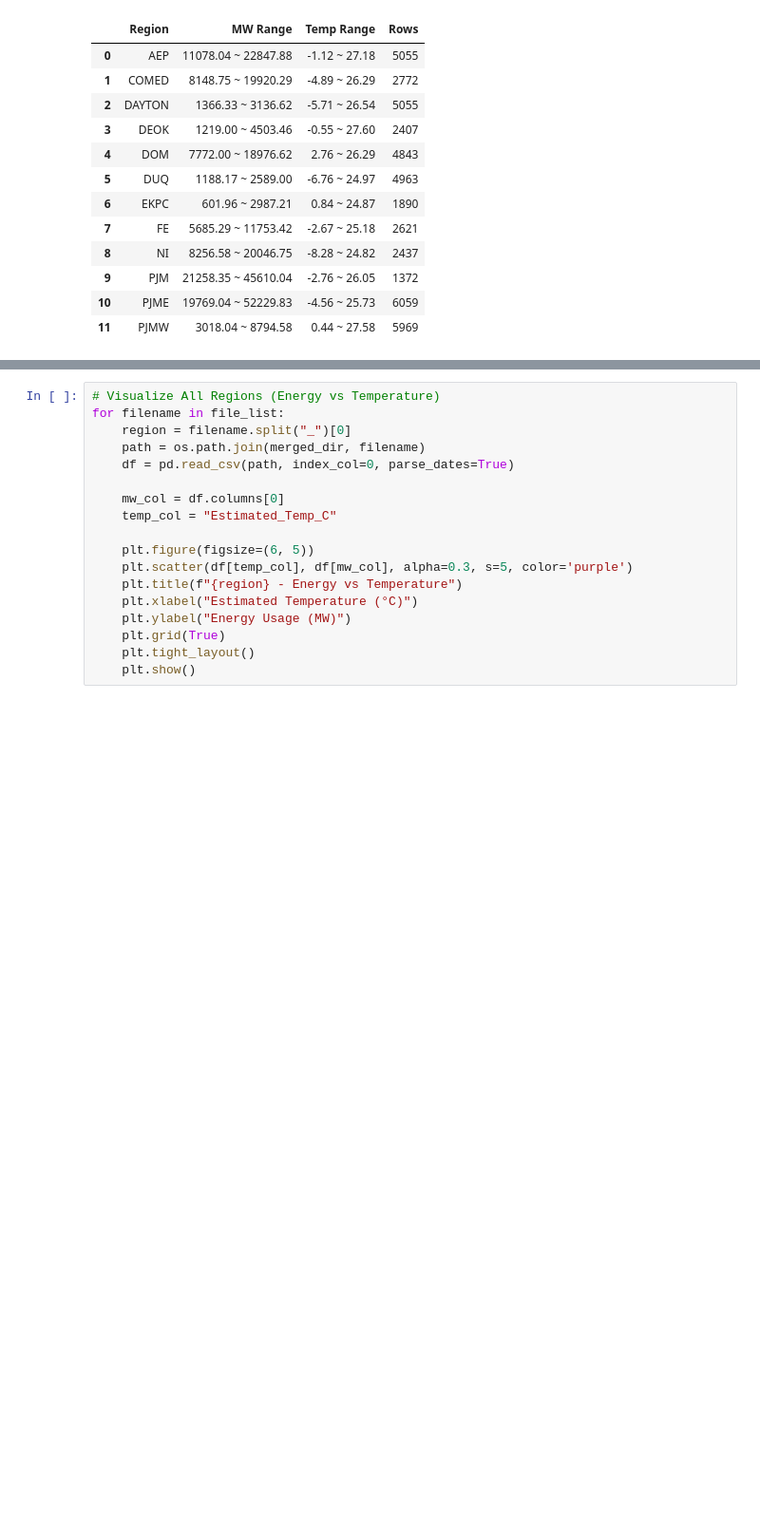
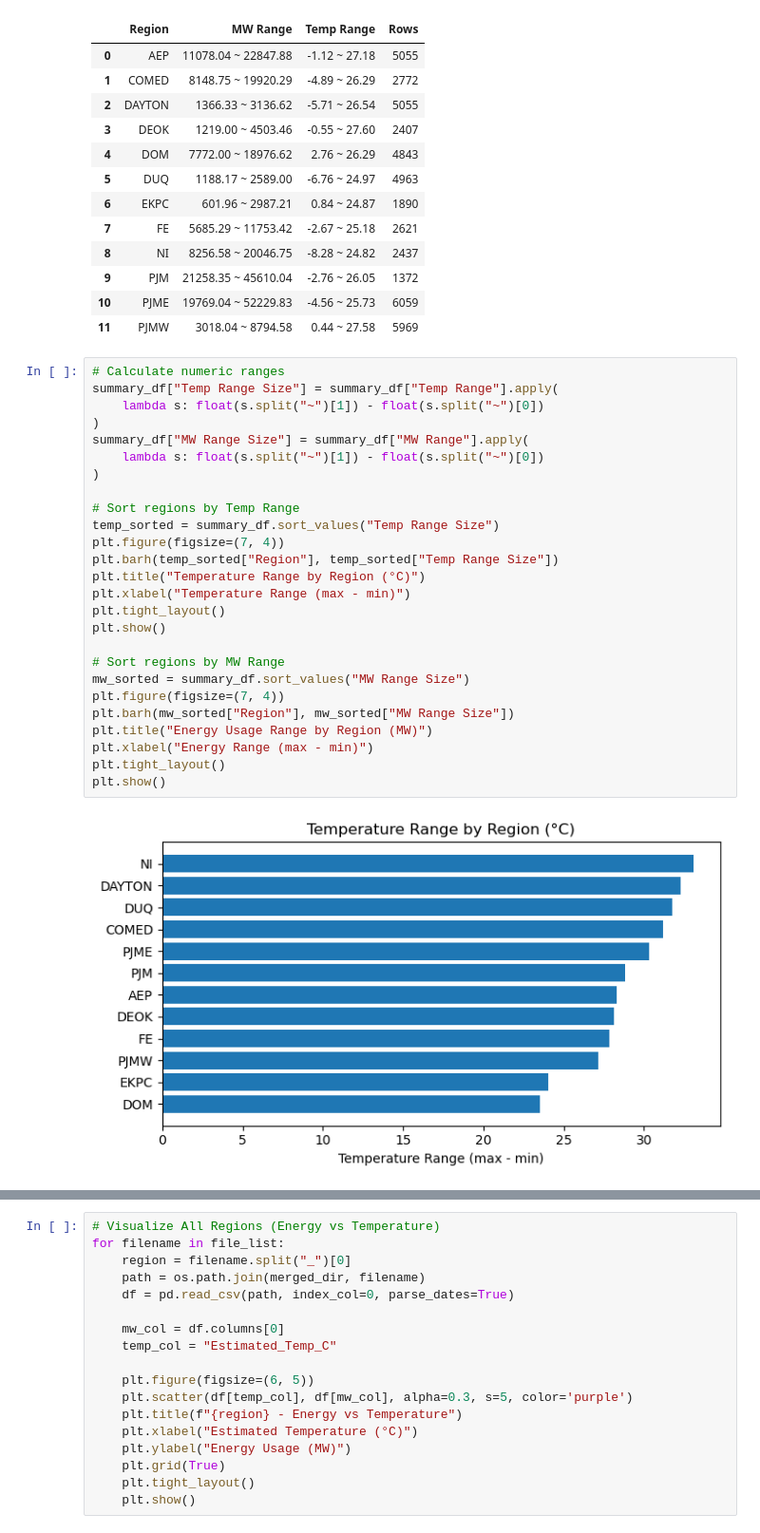
Before and after one commit to jkwon100/WeatherTempEnergy, a Jupyter notebook: mergedDataAnalysis.ipynb, the cells around one changed output, grey strips where cells are left out. Shown at 95% size. Drawn from its saved outputs; the diff is of its cells as text; blank space fills up the shorter version.

```diff
--- a/mergedDataAnalysis.ipynb
+++ b/mergedDataAnalysis.ipynb
@@ -55,3 +55,31 @@ summary_df
 | 9 | PJM | 21258.35 ~ 45610.04 | -2.76 ~ 26.05 | 1372 |
 | 10 | PJME | 19769.04 ~ 52229.83 | -4.56 ~ 25.73 | 6059 |
 | 11 | PJMW | 3018.04 ~ 8794.58 | 0.44 ~ 27.58 | 5969 |
+# %%
+# Calculate numeric ranges
+summary_df["Temp Range Size"] = summary_df["Temp Range"].apply(
+    lambda s: float(s.split("~")[1]) - float(s.split("~")[0])
+)
+summary_df["MW Range Size"] = summary_df["MW Range"].apply(
+    lambda s: float(s.split("~")[1]) - float(s.split("~")[0])
+)
+
+# Sort regions by Temp Range
+temp_sorted = summary_df.sort_values("Temp Range Size")
+plt.figure(figsize=(7, 4))
+plt.barh(temp_sorted["Region"], temp_sorted["Temp Range Size"])
+plt.title("Temperature Range by Region (°C)")
+plt.xlabel("Temperature Range (max - min)")
+plt.tight_layout()
+plt.show()
+
+# Sort regions by MW Range
+mw_sorted = summary_df.sort_values("MW Range Size")
+plt.figure(figsize=(7, 4))
+plt.barh(mw_sorted["Region"], mw_sorted["MW Range Size"])
+plt.title("Energy Usage Range by Region (MW)")
+plt.xlabel("Energy Range (max - min)")
+plt.tight_layout()
+plt.show()
+# %% [output]
+[figure, added]
```
Also changed, not shown: parts of 1 cell of this notebook, 52 other files.
